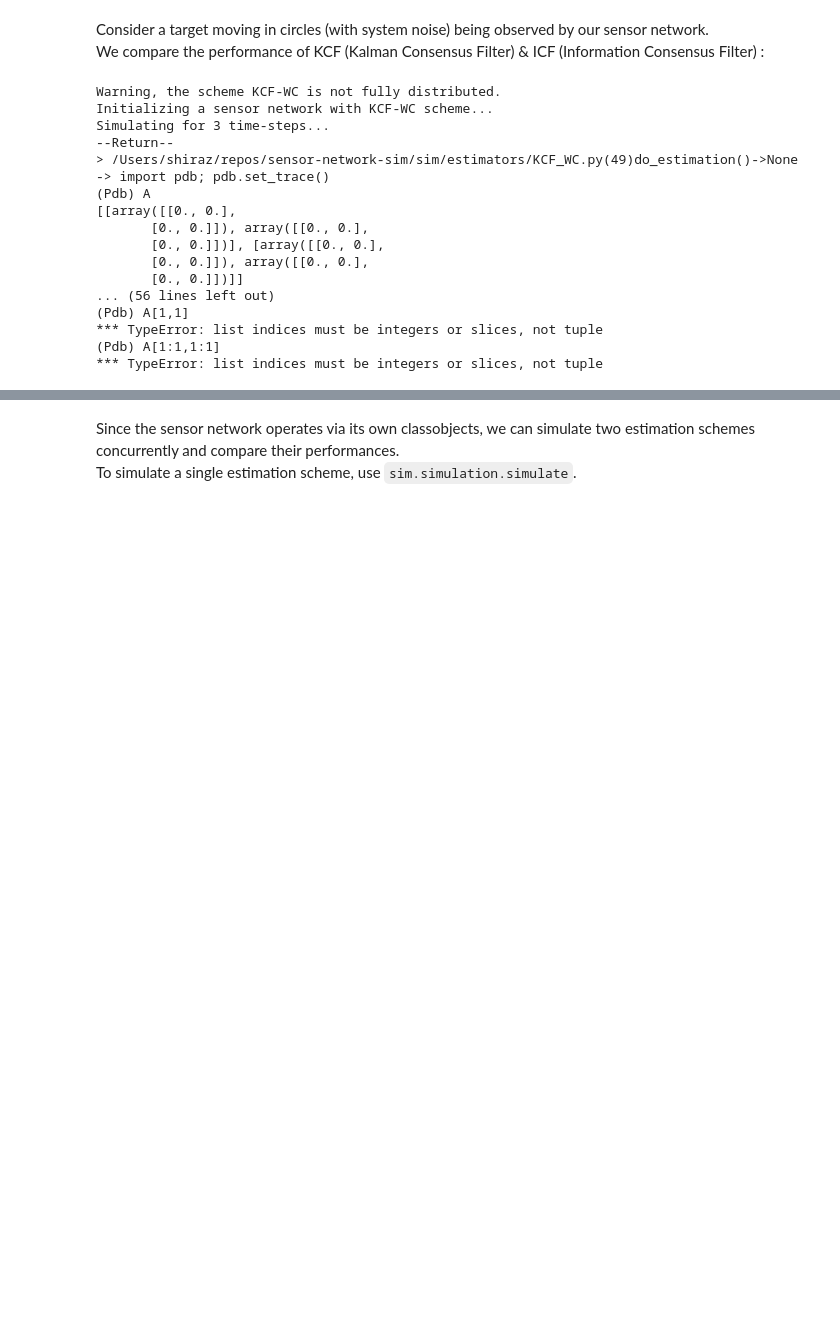
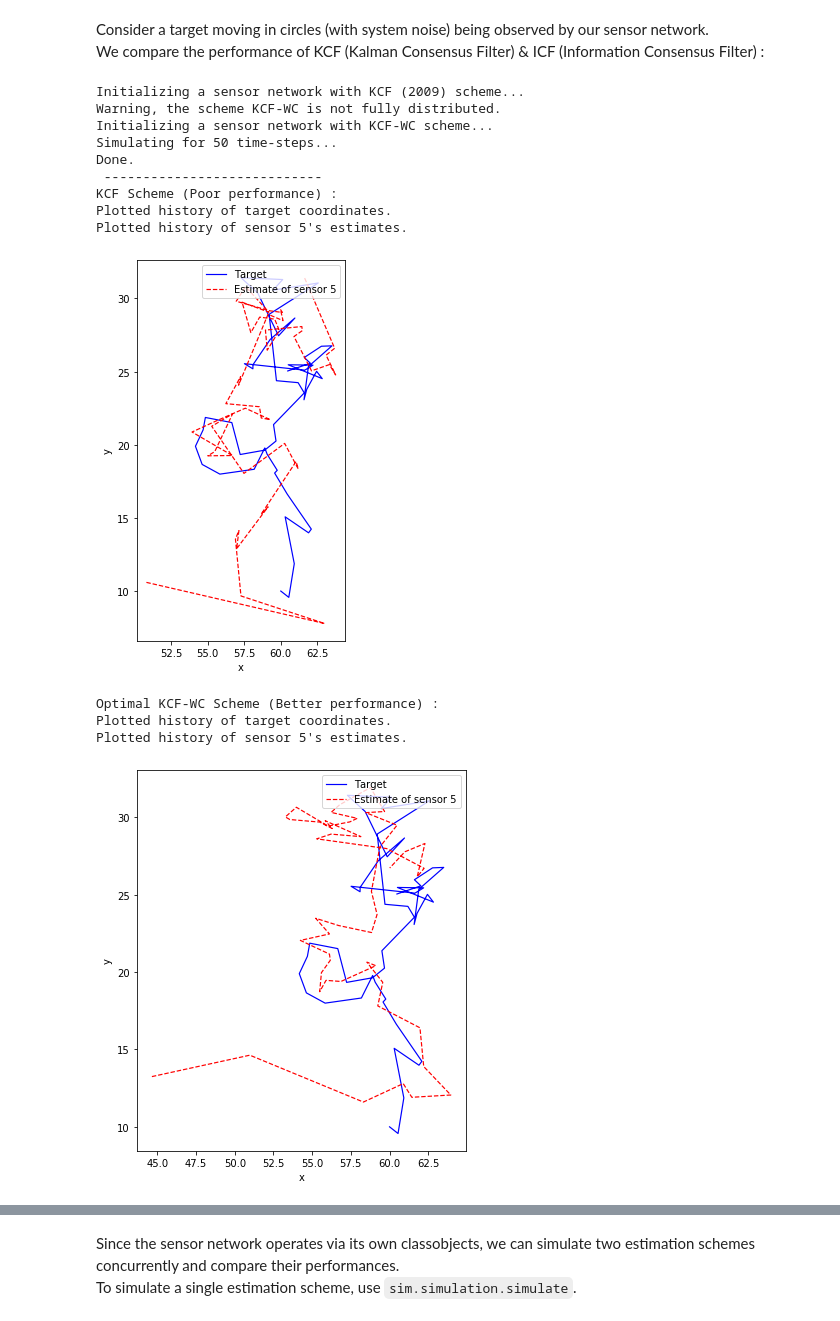
Before and after one commit to shirazkn/sensor-network-sim, a Jupyter notebook: Simulation.ipynb, the cells around one changed output, grey strips where cells are left out. Drawn from its saved outputs; the diff is of its cells as text; code cells hidden in the pictures; blank space fills up the shorter version.

Commit message:
Add KCF-WC scheme

```diff
--- a/Simulation.ipynb
+++ b/Simulation.ipynb
@@ -25,38 +25,33 @@ The iterable function was deprecated in Matplotlib 3.1 and will be removed in 3.
 # %% [markdown]
 Consider the scenario where sensors `'1'`, `3` and `4` have high estimation error; We expect this to cause poor performance at sensor `'3'`, for distributed estimation protocols that do not weight their neighbors' information (such as the Kalman Consensus Filter).
-# %%
-input_data["network"]["noise_covariances"]["1"] = [[10000, 0], [0, 10000]]
-input_data["network"]["noise_covariances"]["3"] = [[10000, 0], [0, 10000]]
-input_data["network"]["noise_covariances"]["4"] = [[10000, 0], [0, 10000]]
+# %%
+input_data["network"]["noise_covariances"]["5"] = [[100, 0], [0, 100]]
 # %% [markdown]
 Consider a target moving in circles (with system noise) being observed by our sensor network. <br>
 We compare the performance of KCF (Kalman Consensus Filter) & ICF (Information Consensus Filter) :
 # %%
 from sim.simulation import simulate_many
-sensor_initials = {"estimate_prior": [[100], [40]],
-                   "ErrCov_prior": [[50,0],[0,50]]}
+sensor_initials = {"estimate_prior": [[30], [10]],
+                   "ErrCov_prior": [[100,0],[0,100]]}
 
-results = simulate_many(input_data, duration = 3, est_schemes=["KCF-WC"],
+results = simulate_many(input_data, duration = 50, est_schemes=["KCF", "KCF-WC"],
                         sensor_initials=sensor_initials)
 print("KCF Scheme (Poor performance) : ")
-results[0].plot_xy(target=True, estimates_of="3")
-# print("ICF Scheme (Better performance) : ")
-# results[1].plot_xy(target=True, estimates_of="3")
+results[0].plot_xy(target=True, estimates_of="5")
+print("Optimal KCF-WC Scheme (Better performance) : ")
+results[1].plot_xy(target=True, estimates_of="5")
 # %% [output]
+Initializing a sensor network with KCF (2009) scheme...
 Warning, the scheme KCF-WC is not fully distributed.
 Initializing a sensor network with KCF-WC scheme...
-Simulating for 3 time-steps...
---Return--
-> /Users/shiraz/repos/sensor-network-sim/sim/estimators/KCF_WC.py(49)do_estimation()->None
--> import pdb; pdb.set_trace()
-(Pdb) A
-[[array([[0., 0.],
-       [0., 0.]]), array([[0., 0.],
-       [0., 0.]])], [array([[0., 0.],
-       [0., 0.]]), array([[0., 0.],
-       [0., 0.]])]]
-... (56 lines left out)
-(Pdb) A[1,1]
-*** TypeError: list indices must be integers or slices, not tuple
-(Pdb) A[1:1,1:1]
-*** TypeError: list indices must be integers or slices, not tuple
+Simulating for 50 time-steps...
+Done.
+ ----------------------------
+KCF Scheme (Poor performance) :
+Plotted history of target coordinates.
+Plotted history of sensor 5's estimates.
+[figure, added]
+Optimal KCF-WC Scheme (Better performance) :
+Plotted history of target coordinates.
+Plotted history of sensor 5's estimates.
+[figure, added]
```
Also changed, not shown: parts of 3 cells of this notebook, 4 other files.
